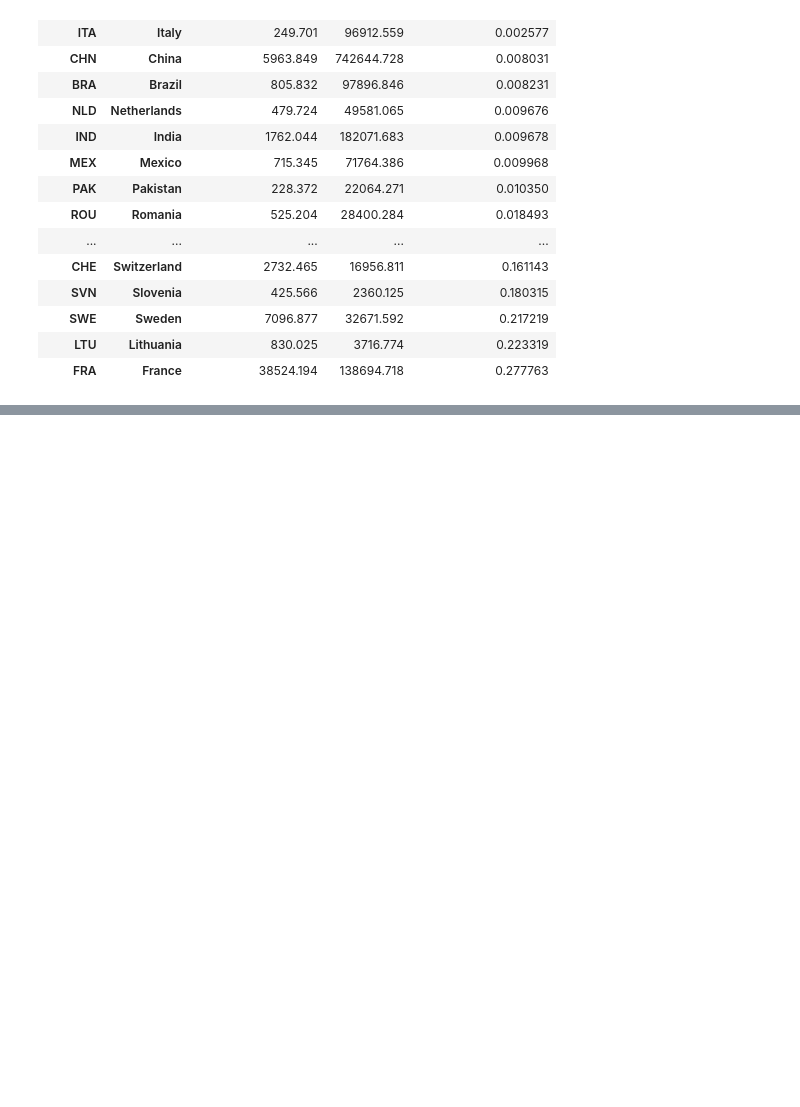
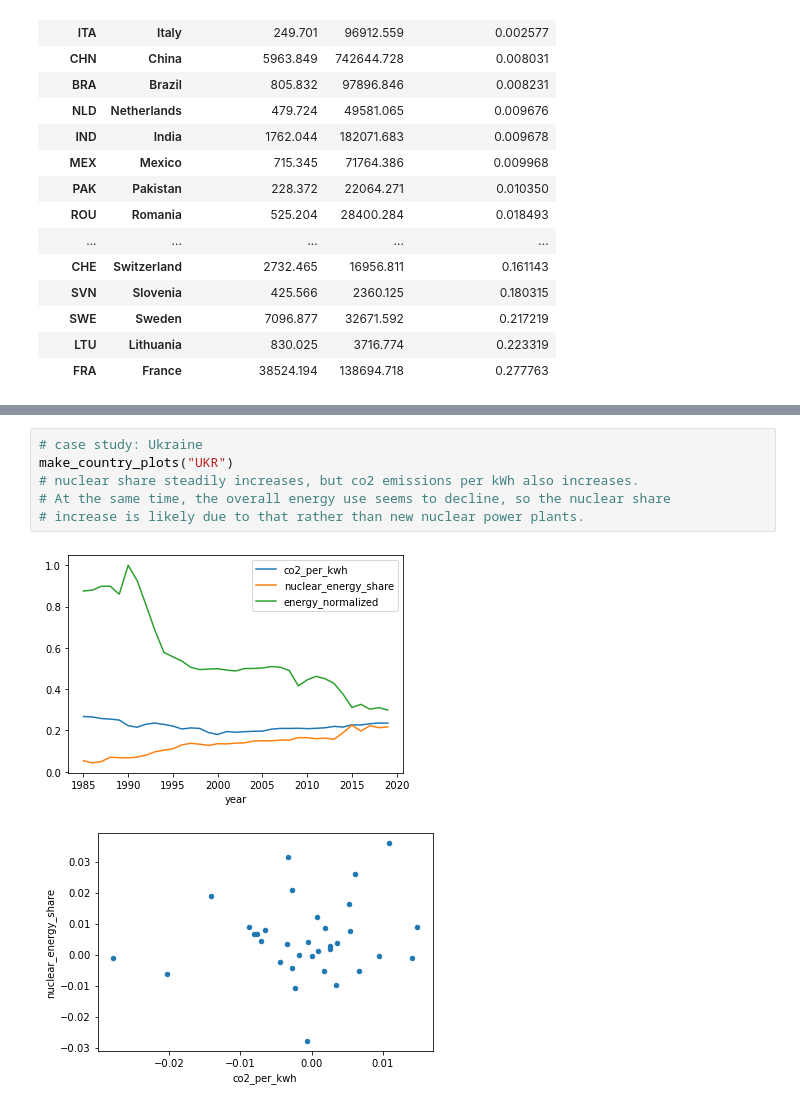
Before and after one commit to Molybdenum42/DOPP_Exercise3, a Jupyter notebook: nuclear_co2_correlation.ipynb, the cells around one changed output, grey strips where cells are left out. Saved outputs shown, nothing was run; the diff lists cells and outputs as text; blank space fills up the shorter version.

```diff
--- a/nuclear_co2_correlation.ipynb
+++ b/nuclear_co2_correlation.ipynb
@@ -183,0 +218,9 @@ france[["primary_energy_consumption", "nuclear_consumption", "co2"]].dropna(how=
+# %%
+# case study: Ukraine
+make_country_plots("UKR")
+# nuclear share steadily increases, but co2 emissions per kWh also increases.
+# At the same time, the overall energy use seems to decline, so the nuclear share
+# increase is likely due to that rather than new nuclear power plants.
+# %% [output]
+[figure, added]
+[figure, added]
```
Also changed, not shown: parts of 12 cells of this notebook, 1 other file.
